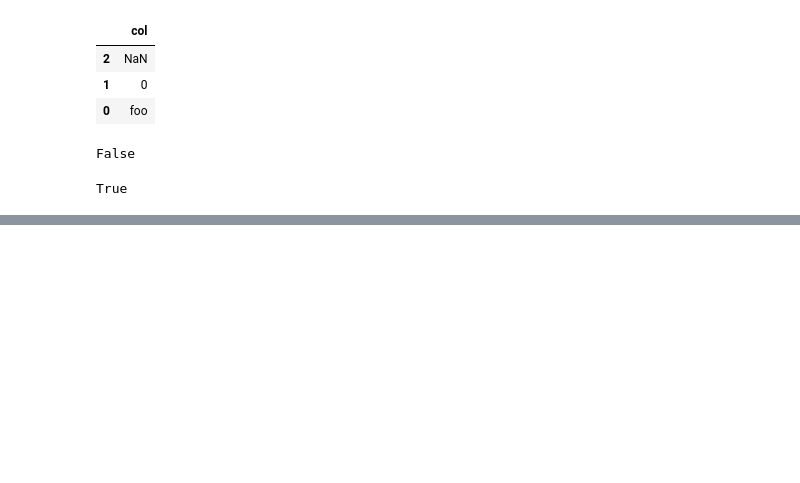
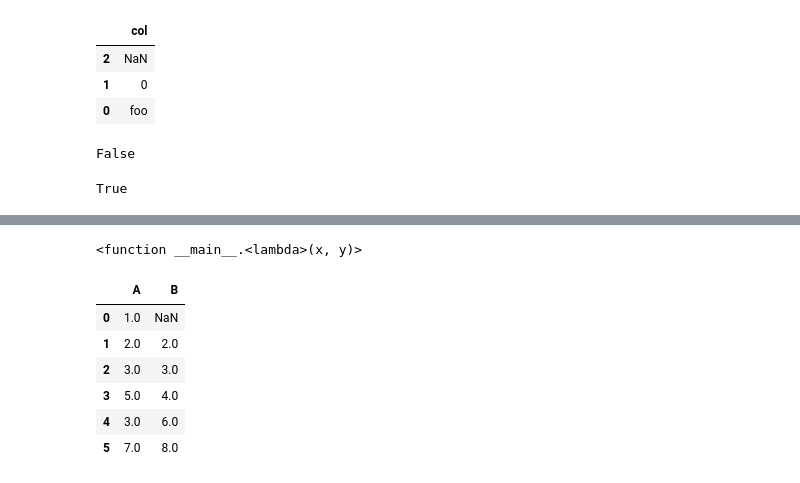
Before and after one commit to Fan-Anguo/pf-pandas, a Jupyter notebook: Essential Basic Functionality/04-Flexible binary operations.ipynb, the cells around one changed output, grey strips where cells are left out. Cells and saved outputs as stored; diff of their text form; code cells hidden in the pictures; blank space fills up the shorter version.

```diff
--- a/Essential Basic Functionality/Flexible binary operations.ipynb
+++ b/Essential Basic Functionality/04-Flexible binary operations.ipynb
@@ -469,0 +600,16 @@ True
+# %%
+combiner = lambda x, y: np.where(pd.isnull(x), y, x)
+
+combiner
+# %% [output]
+<function __main__.<lambda>(x, y)>
+# %%
+df1.combine(df2, combiner)
+# %% [output]
+|  | A | B |
+| 0 | 1.0 | NaN |
+| 1 | 2.0 | 2.0 |
+| 2 | 3.0 | 3.0 |
+| 3 | 5.0 | 4.0 |
+| 4 | 3.0 | 6.0 |
+| 5 | 7.0 | 8.0 |
```
Also changed, not shown: parts of 38 cells of this notebook, 2 other files.
